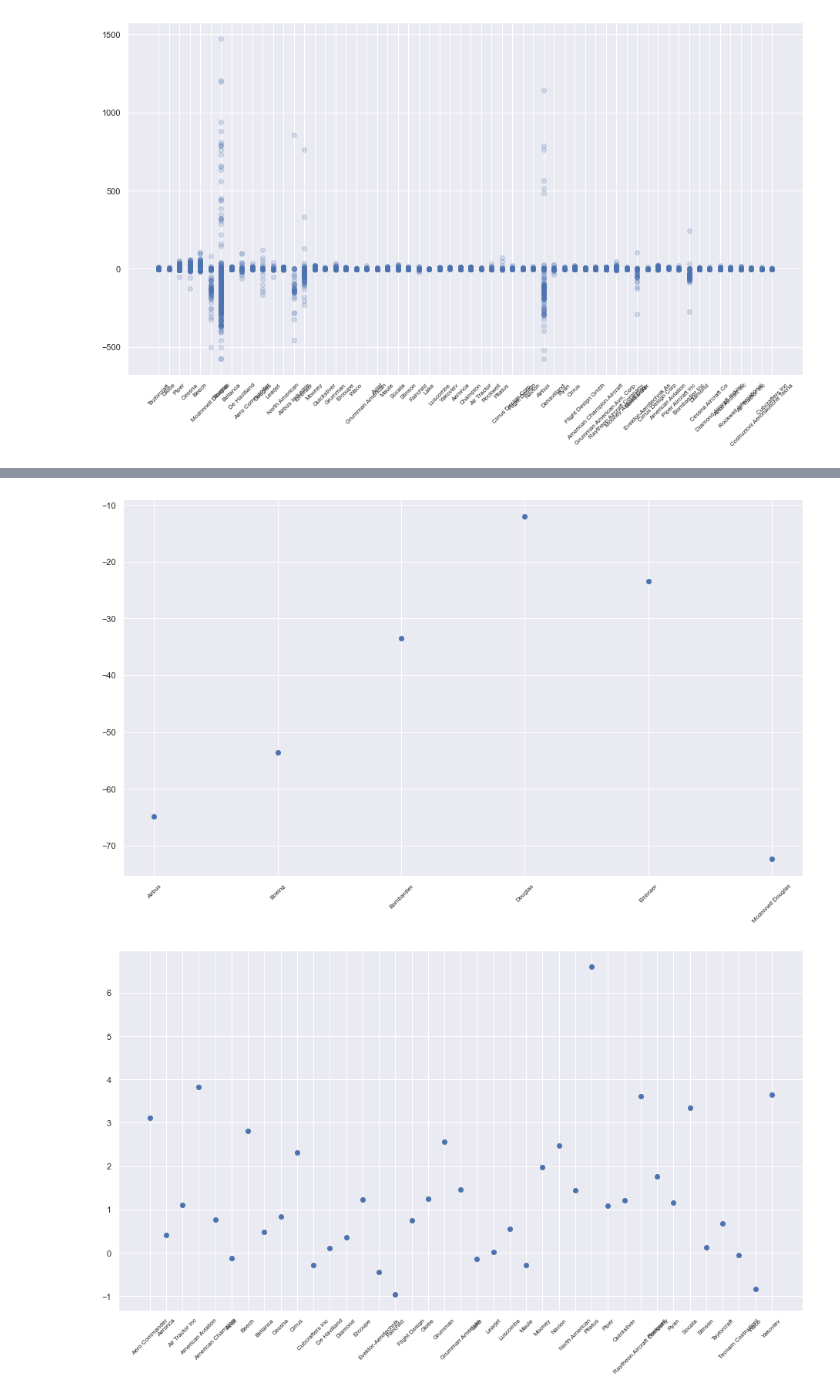
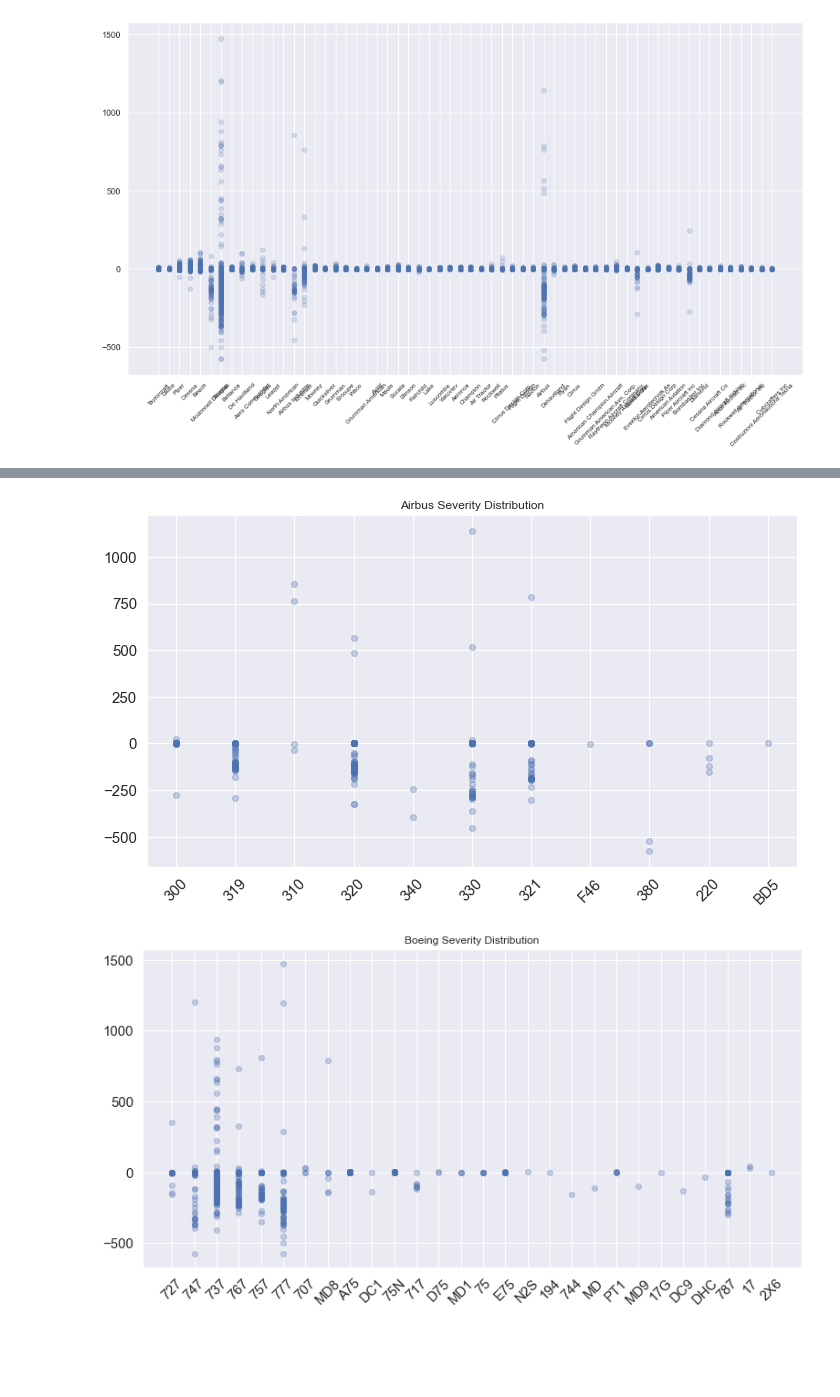
Before and after one commit to nickthetj/AircraftCrashAnalysis, a Jupyter notebook: notebooks/EDA_Notebook - Working-JF.ipynb, the cells around one changed output, grey strips where cells are left out. Saved outputs shown, nothing was run; the diff lists cells and outputs as text; code cells hidden in the pictures; blank space fills up the shorter version.

```diff
--- a/notebooks/EDA_Notebook - Working-JF.ipynb
+++ b/notebooks/EDA_Notebook - Working-JF.ipynb
@@ -203,9 +223,11 @@ avg_sev_ratio_make_value =  list(avg_sev_ratio_make.values)
 # %%
 # split private and commercial aircraft based on mean severity ratio (SplitMean)
+
 SplitMean = -10
 
 CommercialMake = {make: mean for make, mean in dict(avg_sev_ratio_make).items() if mean < SplitMean}
 PrivateMake = {make: mean for make, mean in dict(avg_sev_ratio_make).items() if mean > SplitMean}
-
+CommercialList = [make for make, mean in dict(avg_sev_ratio_make).items() if mean < SplitMean]
+PrivateList = [make for make, mean in dict(avg_sev_ratio_make).items() if mean > SplitMean]
 CommercialMake = pd.Series(CommercialMake, name = 'Commercial Make')
 PrivateMake = pd.Series(PrivateMake, name = 'Private Make')
@@ -212 +254,9 @@ PrivateMake = pd.Series(PrivateMake, name = 'Private Make')
+# %%
+df_Commercial = df_injuries[(df_injuries['Make'].isin(CommercialList))][['Severity Ratio', 'Model And Make', 'Make']].reset_index(drop=True)
+CommercialSeverityRatios = list(df_Commercial['Severity Ratio'].values)
+CommercialMakes = list(df_Commercial['Make'].values)
+
+df_Private = df_injuries[(df_injuries['Make'].isin(PrivateList))][['Severity Ratio', 'Model And Make', 'Make']].reset_index(drop=True)
+PrivateSeverityRatios = list(df_Private['Severity Ratio'].values)
+PrivateMakes = list(df_Private['Make'].values)
 # %%
@@ -241,16 +289,28 @@ Name: Make, dtype: int64
 # %%
-#Plotting Commerical Mean Severity Ratio
-fig, ax = plt.subplots(figsize=(13,8))
-ax.scatter(x=list(CommercialMake.index), y=list(CommercialMake.values), alpha=1)
-ax.tick_params(axis='x', labelsize=8, labelrotation=45)
+fig, ax = plt.subplots(figsize=(10,6))
+ax.scatter(x='Model And Make', y='Severity Ratio', data= df_Airbus, alpha=0.3)
+ax.tick_params(axis='x', labelsize=15, labelrotation=45)
+ax.tick_params(axis='y', labelsize=15)
+ax.set_title('Airbus Severity Distribution')
 plt.tight_layout()
 # %% [output]
-[figure, old version]
+[figure, new version]
+# %%
+# Narrowing down best craft for Boeing
+
+df_Boeing = df_Commercial[(df_Commercial['Make'].isin(['Boeing']))].reset_index(drop=True)
+df_Boeing['Model And Make'].replace(to_replace= 'Boeing:', value='', inplace=True, regex=True)
+df_Boeing['Model And Make'].replace(to_replace= ' ', value='', inplace=True, regex=True)
+df_Boeing['Model And Make'].replace(to_replace= '-', value='', inplace=True, regex=True)
+df_Boeing['Model And Make'].replace(to_replace= 'B', value='', inplace=True, regex=True)
+df_Boeing['Model And Make'].value_counts()[:50]
+df_Boeing['Model And Make'] = df_Boeing['Model And Make'].str[:3]
 # %%
-#Plotting Private Mean Severity Ratio
-fig, ax = plt.subplots(figsize=(13,8))
-ax.scatter(x=list(PrivateMake.index), y=list(PrivateMake.values), alpha=1)
-ax.tick_params(axis='x', labelsize=8, labelrotation=45)
+fig, ax = plt.subplots(figsize=(11,6))
+ax.scatter(x='Model And Make', y='Severity Ratio', data= df_Boeing, alpha=0.3)
+ax.tick_params(axis='x', labelsize=15, labelrotation=45)
+ax.tick_params(axis='y', labelsize=15)
+ax.set_title('Boeing Severity Distribution')
 plt.tight_layout()
 # %% [output]
-[figure, old version]
+[figure, new version]
```
Also changed, not shown: parts of 19 cells of this notebook.
